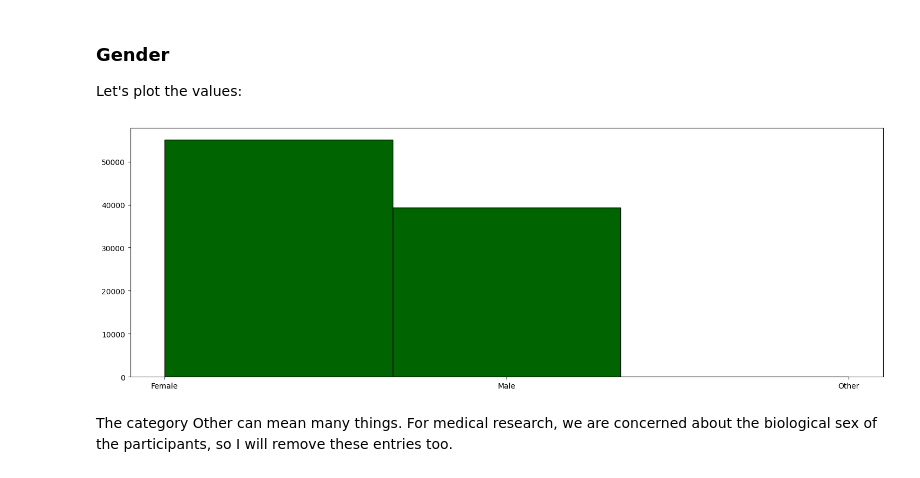
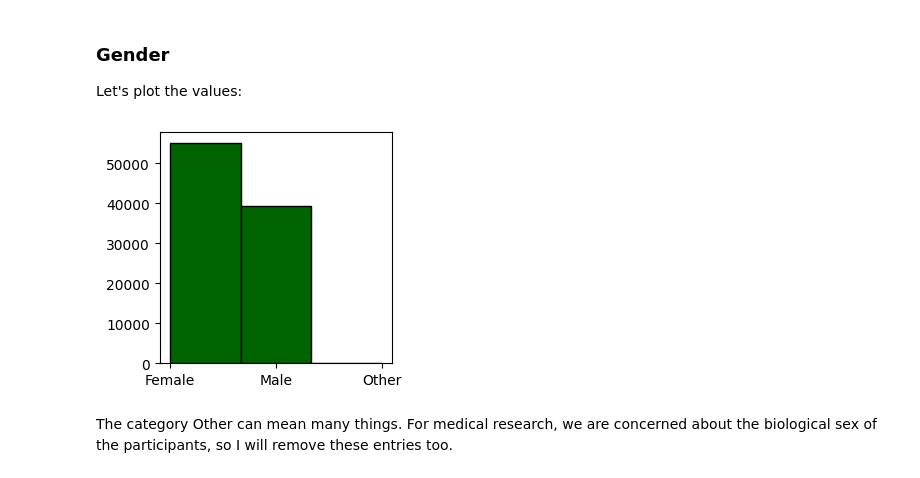
Before and after one commit to nemkin/matstat-diabetes, a Jupyter notebook: src/diabetes.ipynb, the cells around one changed output. Saved outputs shown, nothing was run; the diff lists cells and outputs as text; code cells hidden in the pictures.

```diff
--- a/src/diabetes.ipynb
+++ b/src/diabetes.ipynb
@@ -275,12 +272,12 @@ Let's plot the values:
 # %%
 values = df['gender']
 num_bins = values.nunique()
 counts, bins, _ = plt.hist(values, bins=num_bins, color='darkgreen', edgecolor='black')
 
-plt.gcf().set_size_inches(18, 6)
+plt.gcf().set_size_inches(3, 3)
 plt.show()
 # %% [output]
-[figure, old version]
+[figure, new version]
 # %% [markdown]
 The category Other can mean many things. For medical research, we are concerned about the biological sex of the participants, so I will remove these entries too.
 # %%
```
Also changed, not shown: parts of 7 cells of this notebook, 1 other file.
